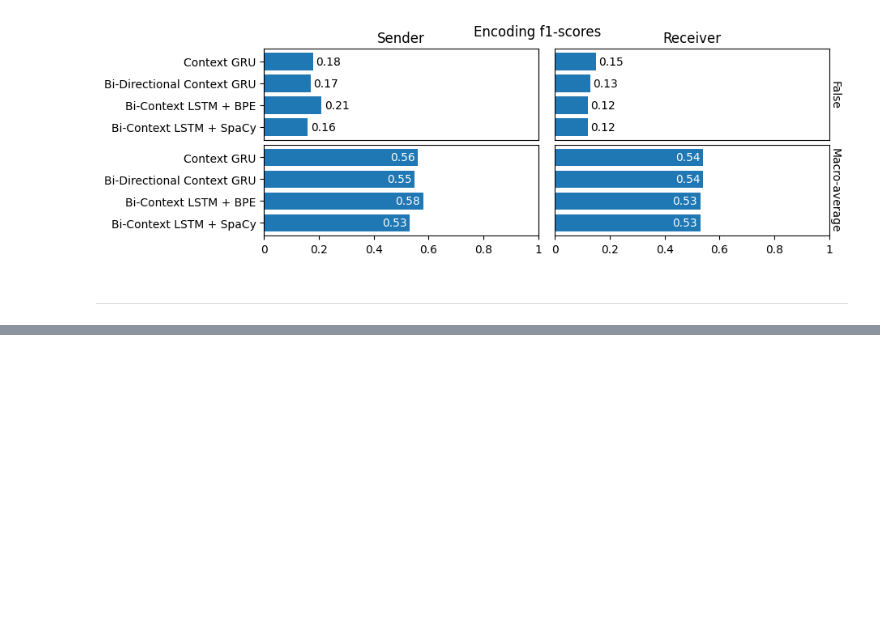
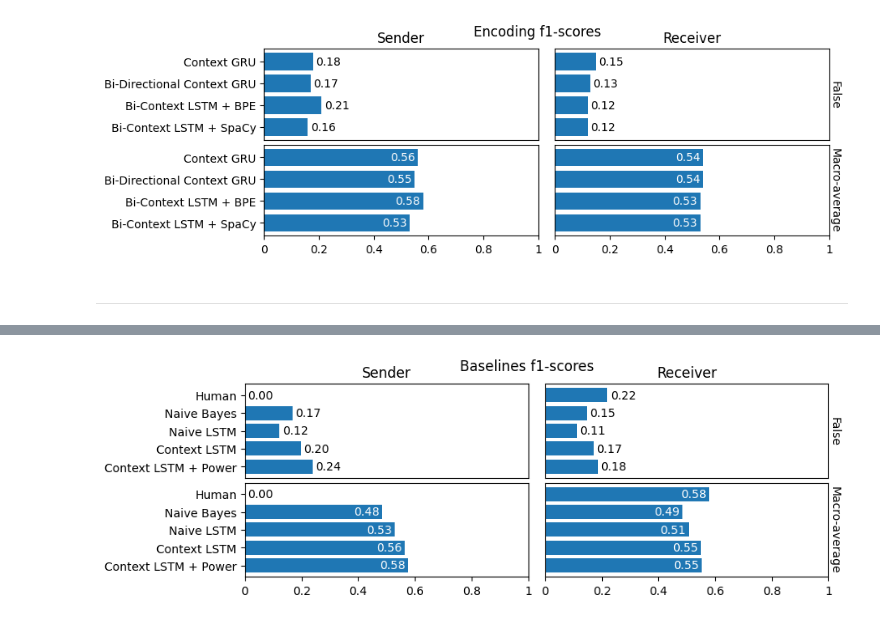
Before and after one commit to AdamKreitz/w266-final-project, a Jupyter notebook: visuals.ipynb, the cells around one changed output, grey strips where cells are left out. Cells and saved outputs as stored; diff of their text form; code cells hidden in the pictures; blank space fills up the shorter version.

```diff
--- a/visuals.ipynb
+++ b/visuals.ipynb
@@ -285,0 +311,14 @@ df
+# %%
+# Naive Bayes
+# Human
+# LSTM
+# Context LSTM
+# ConteztLSTM w power
+barh_graph(
+    df2[df2["name"].isin(["Human", "Naive Bayes", "Naive LSTM", "Context LSTM", "Context LSTM + Power"])],
+    figsize=(9,3),
+    title_add="Baselines",
+    yoffset=2.0
+)
+# %% [output]
+[figure, added]
```
Also changed, not shown: parts of 7 cells of this notebook.
